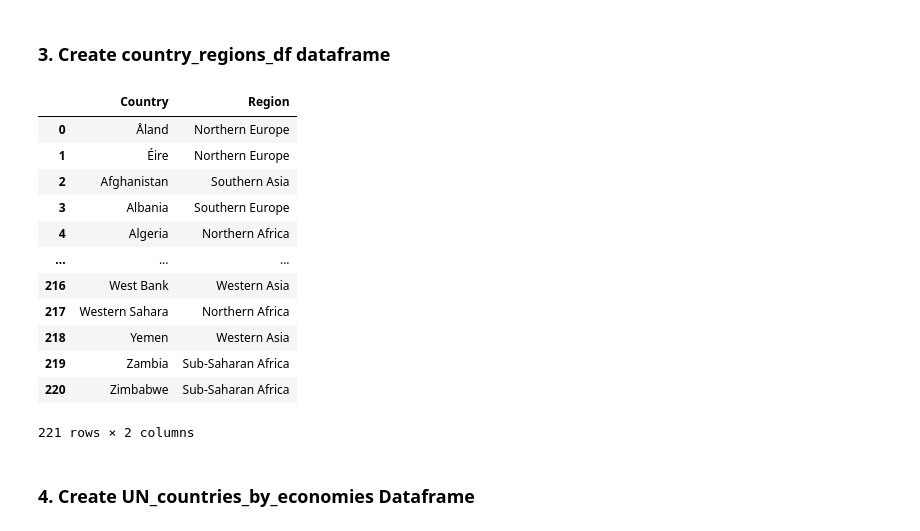
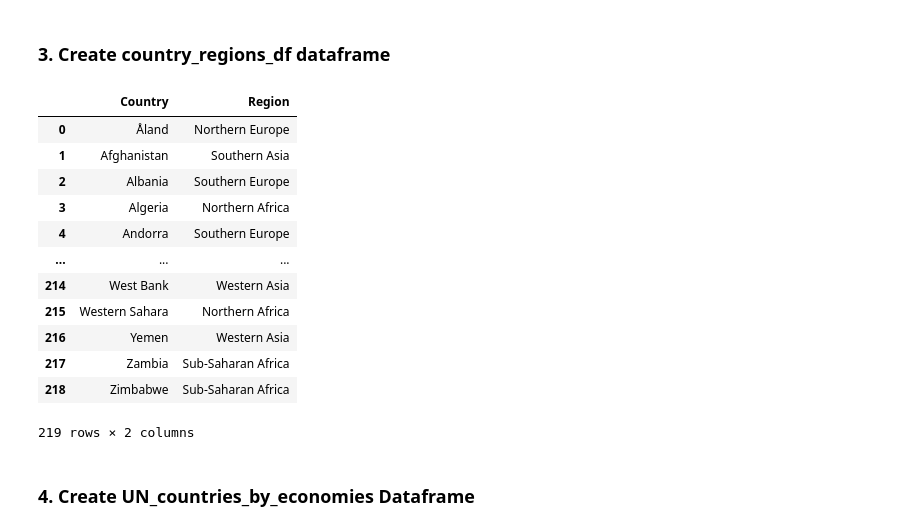
Before and after one commit to epfl-ada/ada-2023-project-jellyfish401, a Jupyter notebook: p2.ipynb, the cells around one changed output. Saved outputs shown, nothing was run; the diff lists cells and outputs as text; code cells hidden in the pictures.

```diff
--- a/p2.ipynb
+++ b/p2.ipynb
@@ -212,7 +212,7 @@ countries = [cntry.replace('_',' ') for cntry in countries]
 
 # United Arab Emirates Problem -> Abu Dhabi / Dubai are not countries etc.
 # If confusion, the country with biggest population is kept
-countries_to_remove = ['Abu Dhabi', 'Dubai', 'Easter Island', 'Galápagos Islands', 'Korea', 'Abkhazia', 'Republic of China']
+countries_to_remove = ['Abu Dhabi', 'Dubai', 'Easter Island', 'Galápagos Islands', 'Korea', 'Abkhazia', 'Republic of China', 'Éire', 'Republic of Ireland']
 countries = [cntry for cntry in countries if cntry not in countries_to_remove]
 
 countries_missing = []
@@ -226,13 +226,13 @@ for country in countries:
 # Tibet -> Tibet, People's Republic of China -> China (already done in 2)
 
 replacement_country_names = [
-    'Åland Islands', 'Ireland', 'Bolivia (Plurinational State of)',
+    'Åland Islands', 'Bolivia (Plurinational State of)',
     'Brunei Darussalam', 'Côte d’Ivoire', 'Cabo Verde', 'Czechia',
     'Timor-Leste', 'Falkland Islands (Malvinas)', 'Micronesia (Federated States of)',
     'State of Palestine', 'Georgia', 'China, Hong Kong Special Administrative Region',
     'Iran (Islamic Republic of)', '', 'Lao People\'s Democratic Republic',
     'Republic of Moldova', 'Netherlands (Kingdom of the)', 'Sint Maarten (Dutch part)',
-    'Democratic People\'s Republic of Korea', 'State of Palestine', 'Ireland',
+    'Democratic People\'s Republic of Korea', 'State of Palestine',
     'North Macedonia', 'Russian Federation', 'Sao Tome and Principe', 'Serbia', 'Republic of Korea',
     "", 'Eswatini', 'Syrian Arab Republic', 'United Republic of Tanzania', 'Bahamas',
     'Gambia', 'Tibet', 'Türkiye', 'Turkish Republic of Northern Cyprus', 'United Kingdom of Great Britain and Northern Ireland',
@@ -243,44 +243,44 @@ replacement_country_names = [
 replacement_countries = dict(zip(countries_missing, replacement_country_names))
 
 # Creating a dictionary to map each country to its region
 country_to_region = {}
 
 for country in countries:
     country_to_region[country] = hlp.get_region(country, UN_countries, replacement_countries)
 
 # Add manually countries that are not present in the UN dataframe
 country_to_region['Kosovo'] = 'Eastern Europe'
 country_to_region['South Ossetia'] = 'Western Asia'
 country_to_region['Tibet'] = "Central Asia"
 country_to_region['Turkish Republic of Northern Cyprus'] = "Southern Europe"
 
 
 country_region_df = pd.DataFrame.from_dict(country_to_region,
                                            orient='index',
                                            dtype=None,
                                            columns=['region'])
 
 country_region_df.reset_index(inplace=True)
 country_region_df.rename(columns={"index": "article"}, inplace=True)
 
 # Rename Latin America and the Caribbean to Latin America
 country_region_df['region'] = country_region_df['region'].replace('Latin America and the Caribbean', 'Latin America')
 country_region_df.columns = ['Country', 'Region']
 display(country_region_df)
 # %% [output]
 |  | Country | Region |
 | 0 | Åland | Northern Europe |
-| 1 | Éire | Northern Europe |
-| 2 | Afghanistan | Southern Asia |
-| 3 | Albania | Southern Europe |
-| 4 | Algeria | Northern Africa |
+| 1 | Afghanistan | Southern Asia |
+| 2 | Albania | Southern Europe |
+| 3 | Algeria | Northern Africa |
+| 4 | Andorra | Southern Europe |
 | ... | ... | ... |
-| 216 | West Bank | Western Asia |
-| 217 | Western Sahara | Northern Africa |
-| 218 | Yemen | Western Asia |
-| 219 | Zambia | Sub-Saharan Africa |
-| 220 | Zimbabwe | Sub-Saharan Africa |
+| 214 | West Bank | Western Asia |
+| 215 | Western Sahara | Northern Africa |
+| 216 | Yemen | Western Asia |
+| 217 | Zambia | Sub-Saharan Africa |
+| 218 | Zimbabwe | Sub-Saharan Africa |
-221 rows × 2 columns
+219 rows × 2 columns
 # %% [markdown]
 ### 4. Create UN_countries_by_economies Dataframe
 # %%
```
Also changed, not shown: parts of 11 cells of this notebook.
